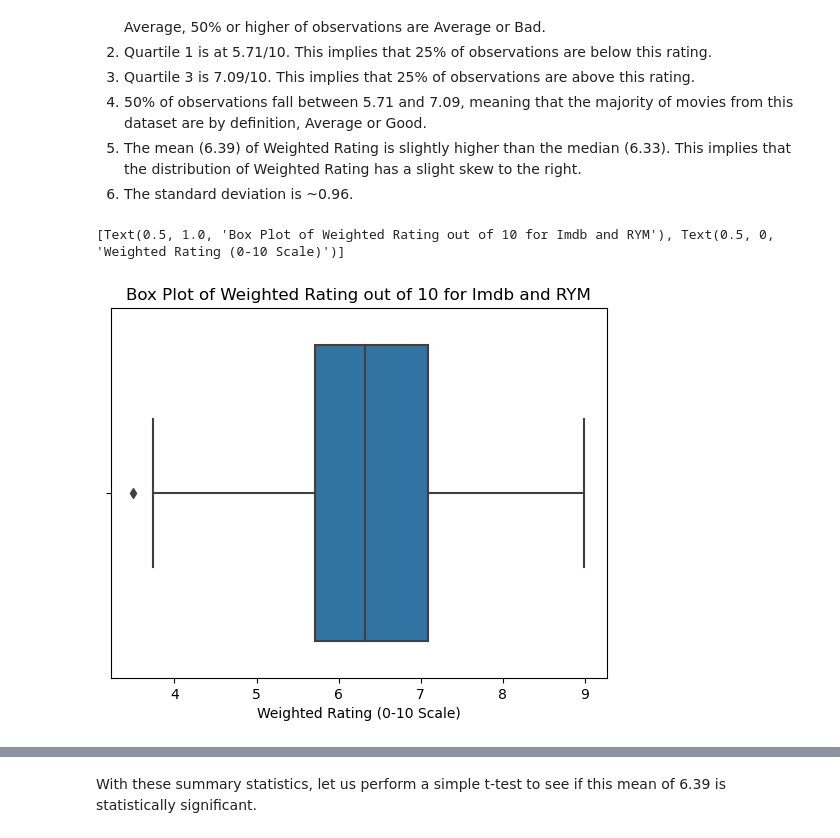
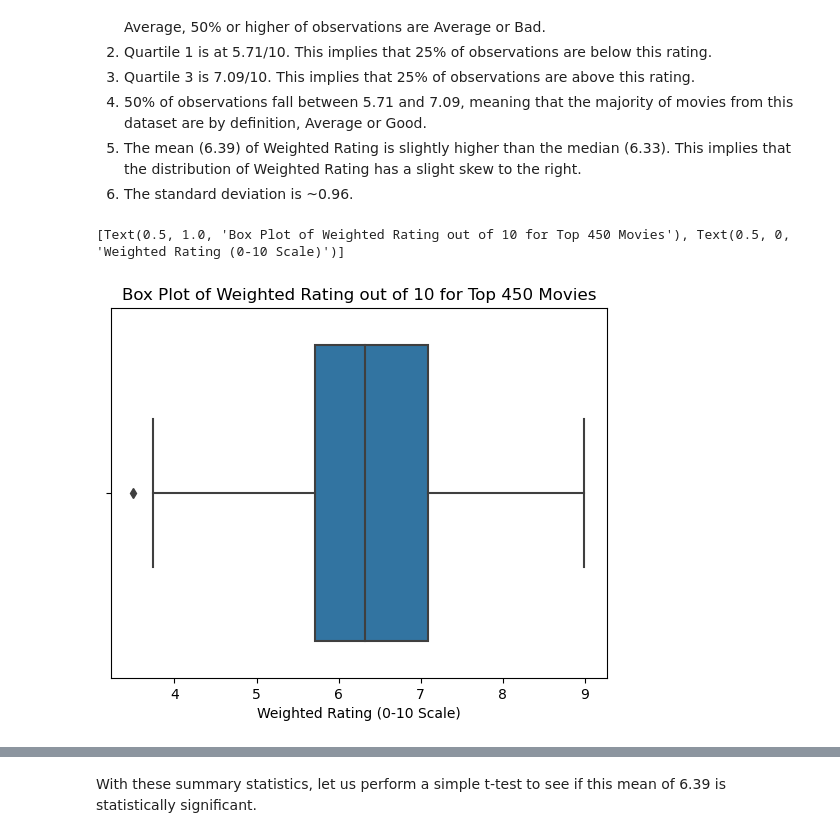
Before and after one commit to ubco-W2022T2-data301/project-group-group52, a Jupyter notebook: analysis/analysis3.ipynb, the cells around one changed output, grey strips where cells are left out. Cells and saved outputs as stored; diff of their text form; code cells hidden in the pictures.

Commit message:
changed box plot title

```diff
--- a/analysis/analysis3.ipynb
+++ b/analysis/analysis3.ipynb
@@ -140,11 +140,11 @@ Starting with this box plot and these summary statistics represented on the box
 5. The mean (6.39) of Weighted Rating is slightly higher than the median (6.33). This implies that the distribution of Weighted Rating has a slight skew to the right.
 6. The standard deviation is ~0.96.
 # %%
-plot2 = sns.boxplot(data = df, x = 'Weighted Rating').set(title = 'Box Plot of Weighted Rating out of 10 for Imdb and RYM', xlabel = 'Weighted Rating (0-10 Scale)')
+plot2 = sns.boxplot(data = df, x = 'Weighted Rating').set(title = 'Box Plot of Weighted Rating out of 10 for Top 450 Movies', xlabel = 'Weighted Rating (0-10 Scale)')
 print(plot2)
 # %% [output]
-[Text(0.5, 1.0, 'Box Plot of Weighted Rating out of 10 for Imdb and RYM'), Text(0.5, 0, 'Weighted Rating (0-10 Scale)')]
+[Text(0.5, 1.0, 'Box Plot of Weighted Rating out of 10 for Top 450 Movies'), Text(0.5, 0, 'Weighted Rating (0-10 Scale)')]
-[figure, old version]
+[figure, new version]
 # %%
 df['Weighted Rating'].describe()
 # %% [output]
```
Also changed, not shown: parts of 3 cells of this notebook.
